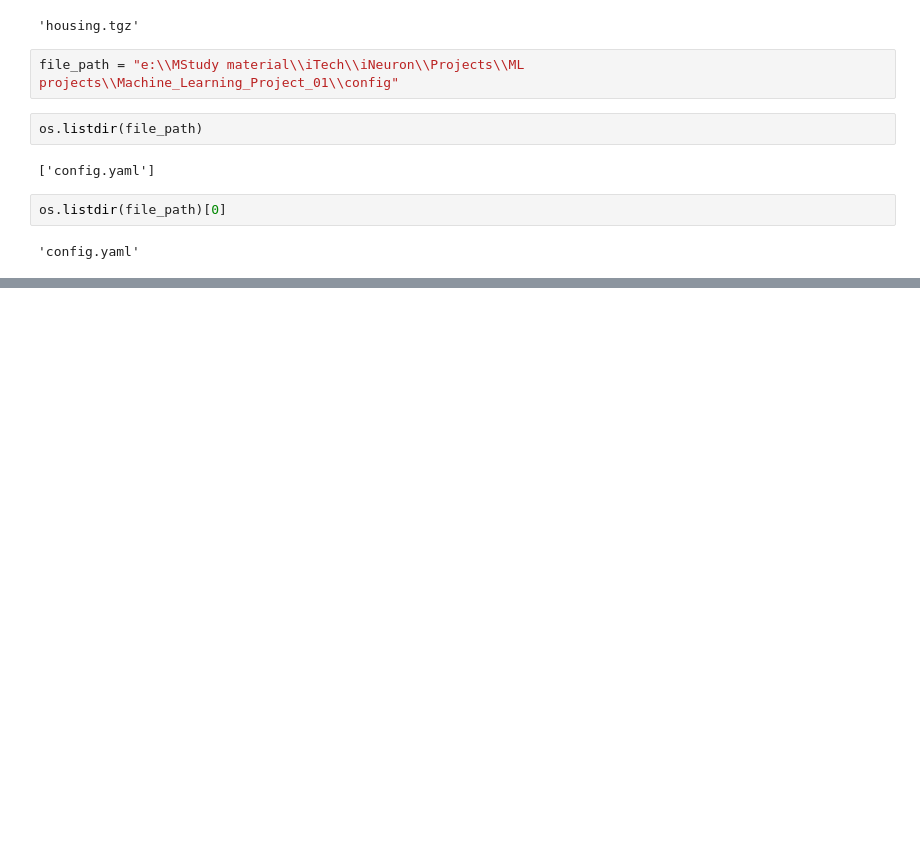
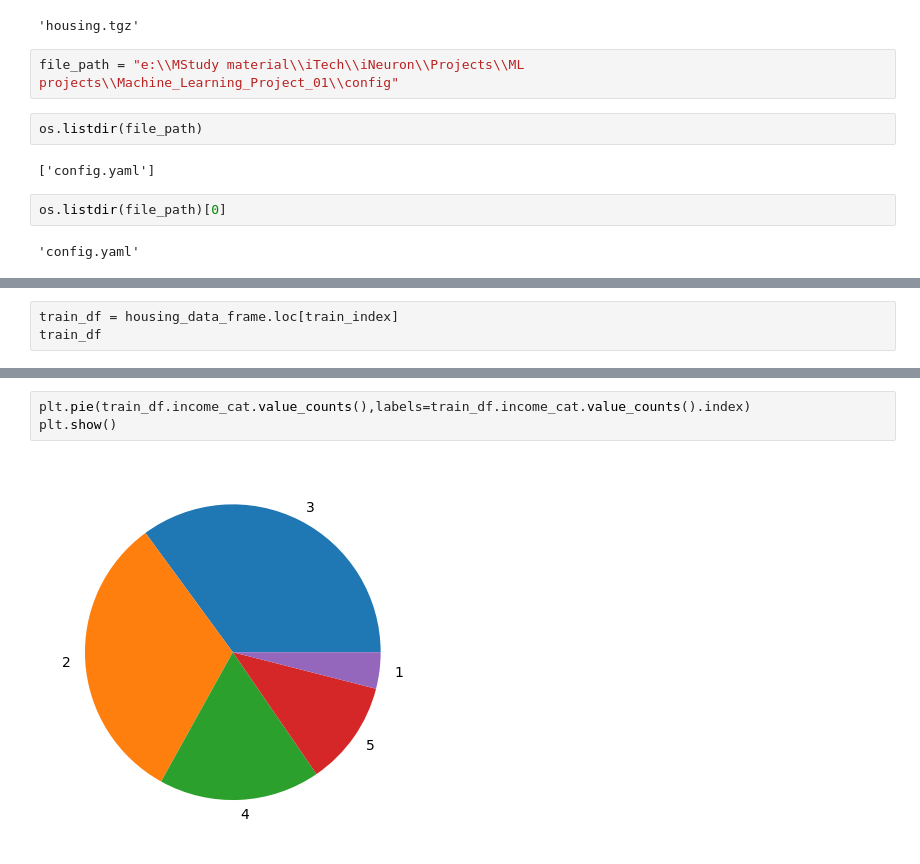
Before and after one commit to Tanweer-Raza/Machine_Learning_Project_01, a Jupyter notebook: notebook/example2.ipynb, the cells around one changed output, grey strips where cells are left out. Cells and saved outputs as stored; diff of their text form; blank space fills up the shorter version.

```diff
--- a/notebook/example2.ipynb
+++ b/notebook/example2.ipynb
@@ -18,0 +92,3 @@ os.listdir(file_path)[0]
+# %%
+train_df = housing_data_frame.loc[train_index]
+train_df
@@ -18,0 +146,5 @@ os.listdir(file_path)[0]
+# %%
+plt.pie(train_df.income_cat.value_counts(),labels=train_df.income_cat.value_counts().index)
+plt.show()
+# %% [output]
+[figure, added]
```
Also changed, not shown: parts of 27 cells of this notebook, 3 other files.
